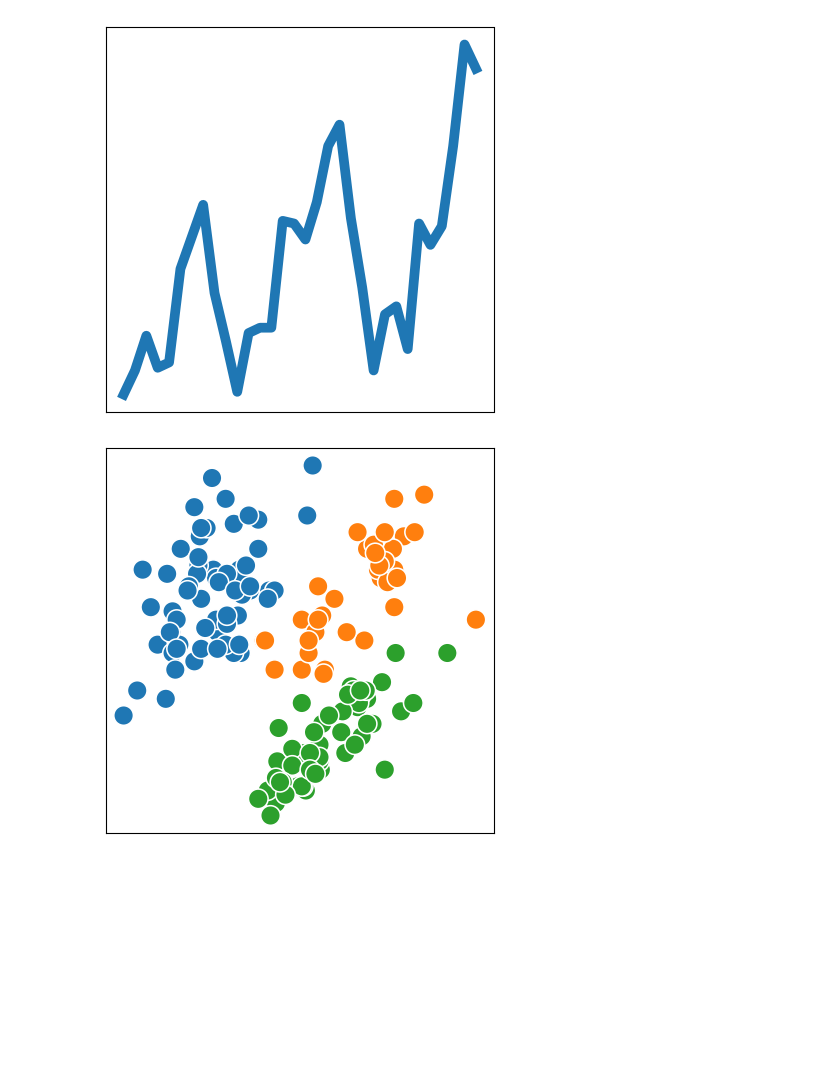
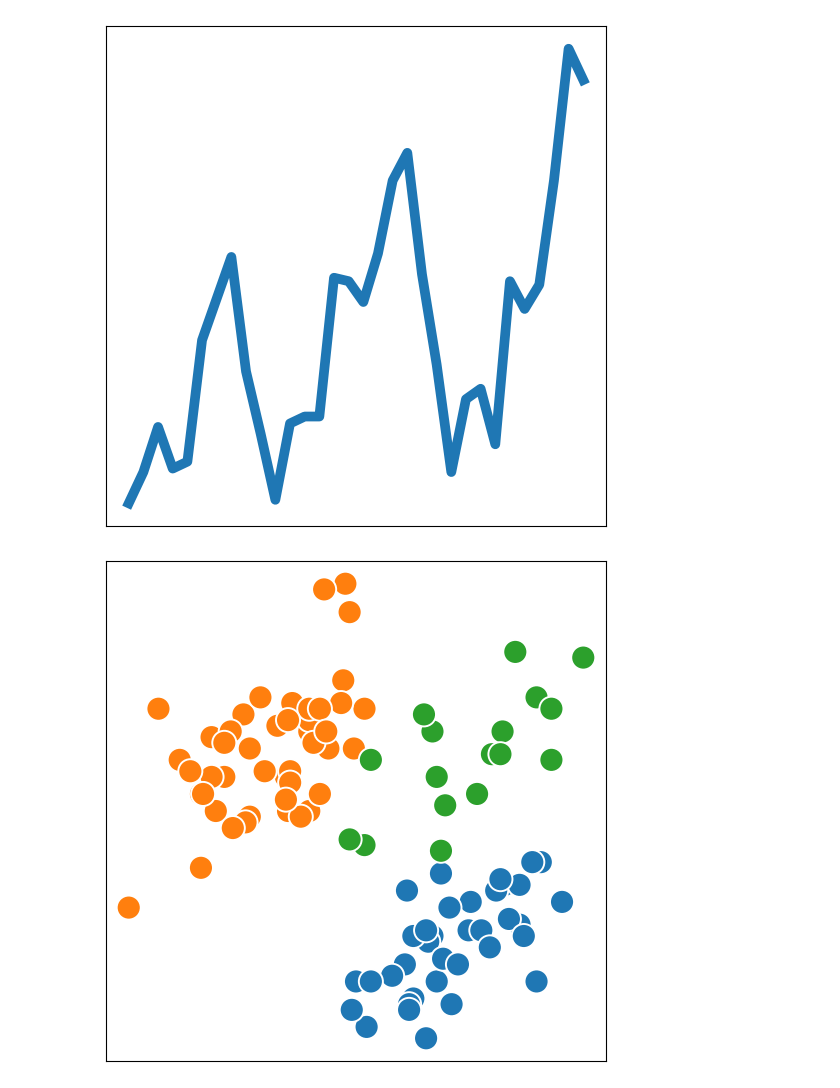
Before and after one commit to krother/probably_fun, a Jupyter notebook: memory/BasicPlots.ipynb, the cells around one changed output. Drawn from its saved outputs; the diff is of its cells as text; code cells hidden in the pictures; blank space fills up the shorter version.

```diff
--- a/memory/BasicPlots.ipynb
+++ b/memory/BasicPlots.ipynb
@@ -36,6 +31,8 @@ plt.savefig("barchart.png")
 # %%
 flights = sns.load_dataset("flights")
 plt.figure(figsize=(5, 5))
+plt.axes((0.0, 0.0, 1.0, 1.0))
+
 flights["passengers"][36:68].plot(linewidth=7)
 plt.xlabel("")
 plt.ylabel("")
@@ -43,16 +40,18 @@ plt.xticks([])
 plt.yticks([])
 plt.savefig("timeseries.png")
 # %% [output]
-[figure, old version]
+[figure, new version]
 # %%
 plt.figure(figsize=(5, 5))
-sample = pingus.sample(150)
-sns.scatterplot(data=sample, x="bill_length_mm", y="bill_depth_mm", hue="species", s=200, legend=False)
+plt.axes((0.0, 0.0, 1.0, 1.0))
+
+sample = pingus.sample(100)
+sns.scatterplot(data=sample, x="bill_length_mm", y="bill_depth_mm", hue="species", s=300, legend=False)
 plt.xlabel("")
 plt.ylabel("")
 plt.xticks([])
 plt.yticks([])
 plt.savefig("scatter.png")
 # %% [output]
-[figure, old version]
+[figure, new version]
 # %%
```
Also changed, not shown: parts of 17 cells of this notebook, 17 other files.
